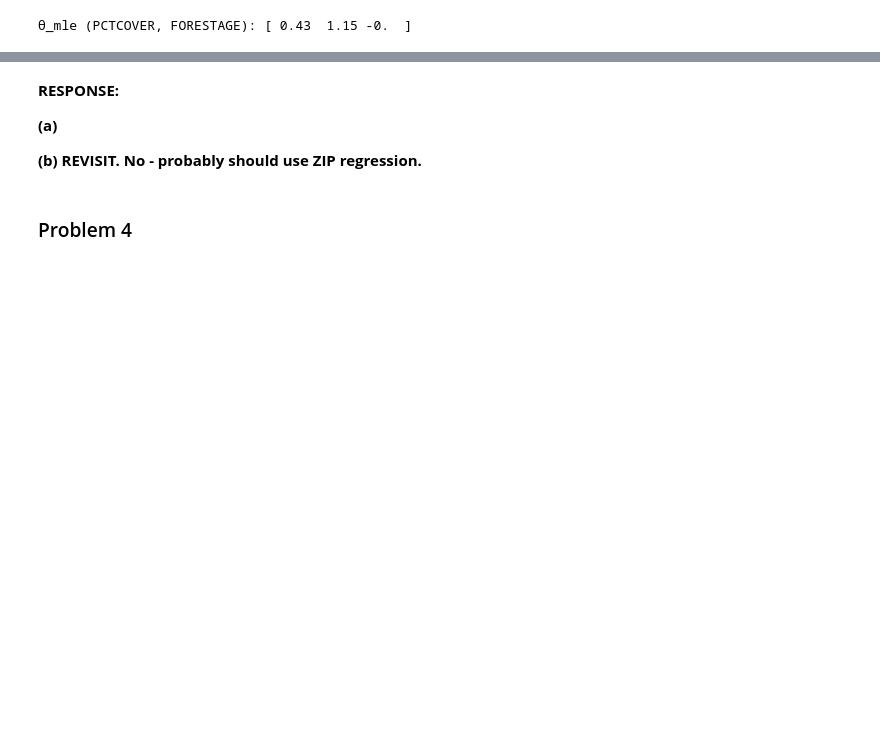
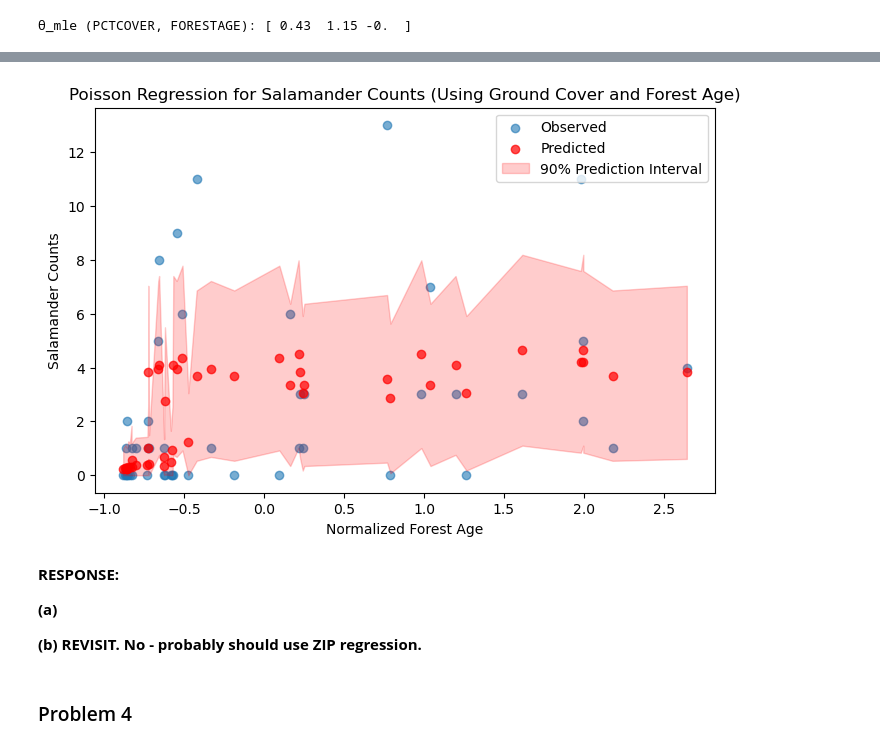
Before and after one commit to BEE4850-SP25/hw02-christinemswanson, a Jupyter notebook: hw02.ipynb, the cells around one changed output, grey strips where cells are left out. Cells and saved outputs as stored; diff of their text form; code cells hidden in the pictures; blank space fills up the shorter version.

```diff
--- a/hw02.ipynb
+++ b/hw02.ipynb
@@ -605,3 +612,29 @@ plt.show()
+# %%
+# plot the observed and predicted counts (ground cover AND forest age)
+# forest age
+sorted_idx_forest = np.argsort(forestage)
+forestage_sorted = forestage.iloc[sorted_idx_forest]
+
+λ_sorted_forest = λ[sorted_idx_forest]
+lower_bound_sorted_forest = lower_bound[sorted_idx_forest]
+upper_bound_sorted_forest = upper_bound[sorted_idx_forest]
+
+plt.figure(figsize=(8, 5))
+
+plt.scatter(forestage, salamanders_count, label="Observed", alpha=0.6)
+plt.scatter(forestage_sorted, λ_sorted_forest, color='red', label="Predicted", alpha=0.7)
+
+# plot prediction interval
+plt.fill_between(forestage_sorted, lower_bound_sorted_forest, upper_bound_sorted_forest, color='red', alpha=0.2, label="90% Prediction Interval")
+
+plt.xlabel("Normalized Forest Age")
+plt.ylabel("Salamander Counts")
+plt.legend()
+plt.title("Poisson Regression for Salamander Counts (Using Ground Cover and Forest Age)")
+
+plt.show()
+# %% [output]
+[figure, added]
 # %% [markdown]
 **RESPONSE:**
 
```
Also changed, not shown: parts of 7 cells of this notebook.
